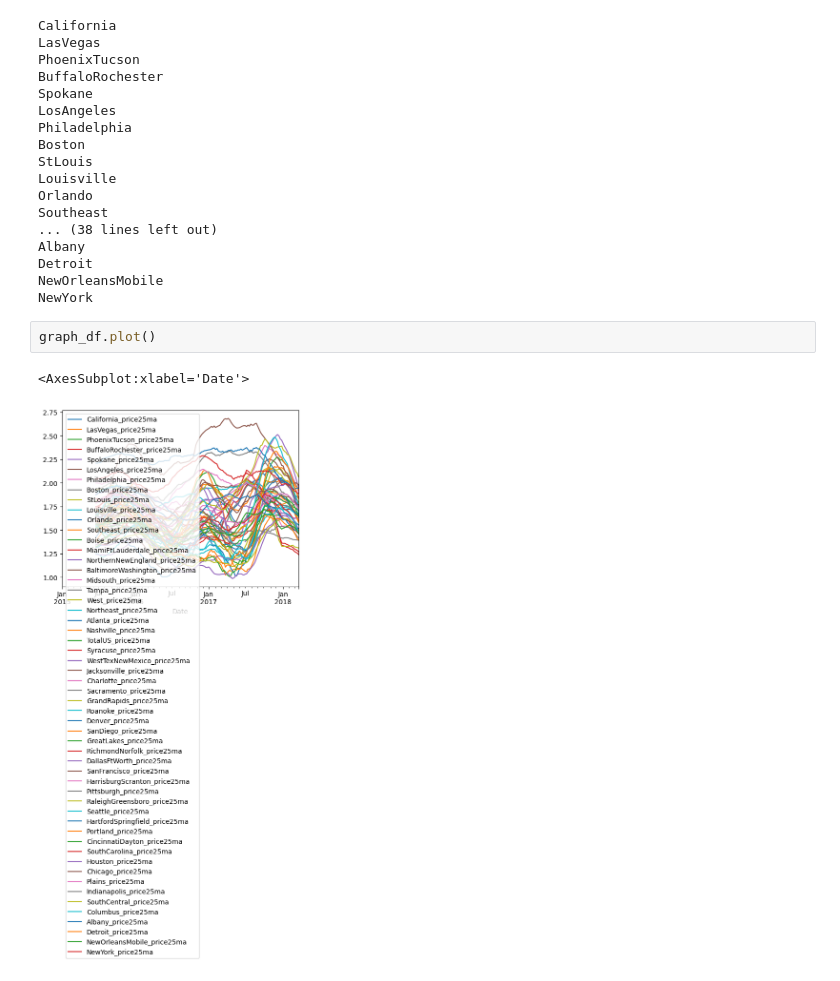
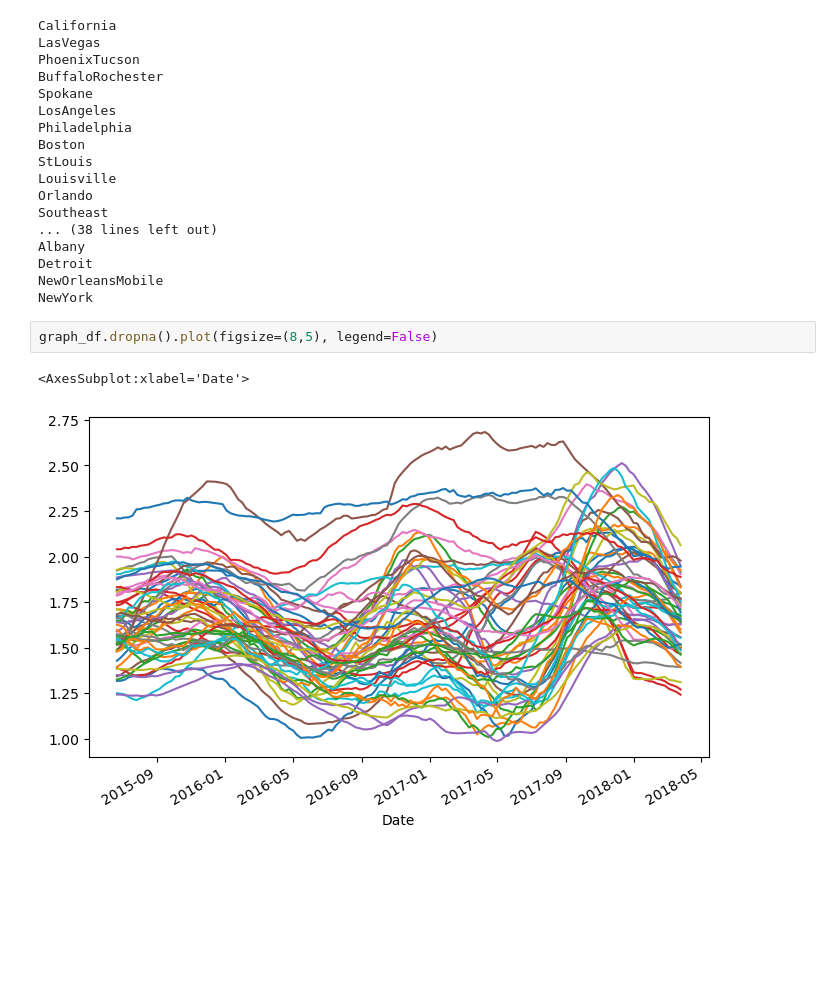
Before and after one commit to SiddheshDaphane/Avocado_price_data_analysis, a Jupyter notebook: Avocado_price.ipynb, the cells around one changed output. Drawn from its saved outputs; the diff is of its cells as text; blank space fills up the shorter version.

```diff
--- a/Avocado_price.ipynb
+++ b/Avocado_price.ipynb
@@ -519,8 +519,8 @@ Albany
 Detroit
 NewOrleansMobile
 NewYork
-# %%
-graph_df.plot()
-# %% [output]
-<AxesSubplot:xlabel='Date'>
-[figure, removed]
+# %%
+graph_df.dropna().plot(figsize=(8,5), legend=False)
+# %% [output]
+<AxesSubplot:xlabel='Date'>
+[figure, added]
```
